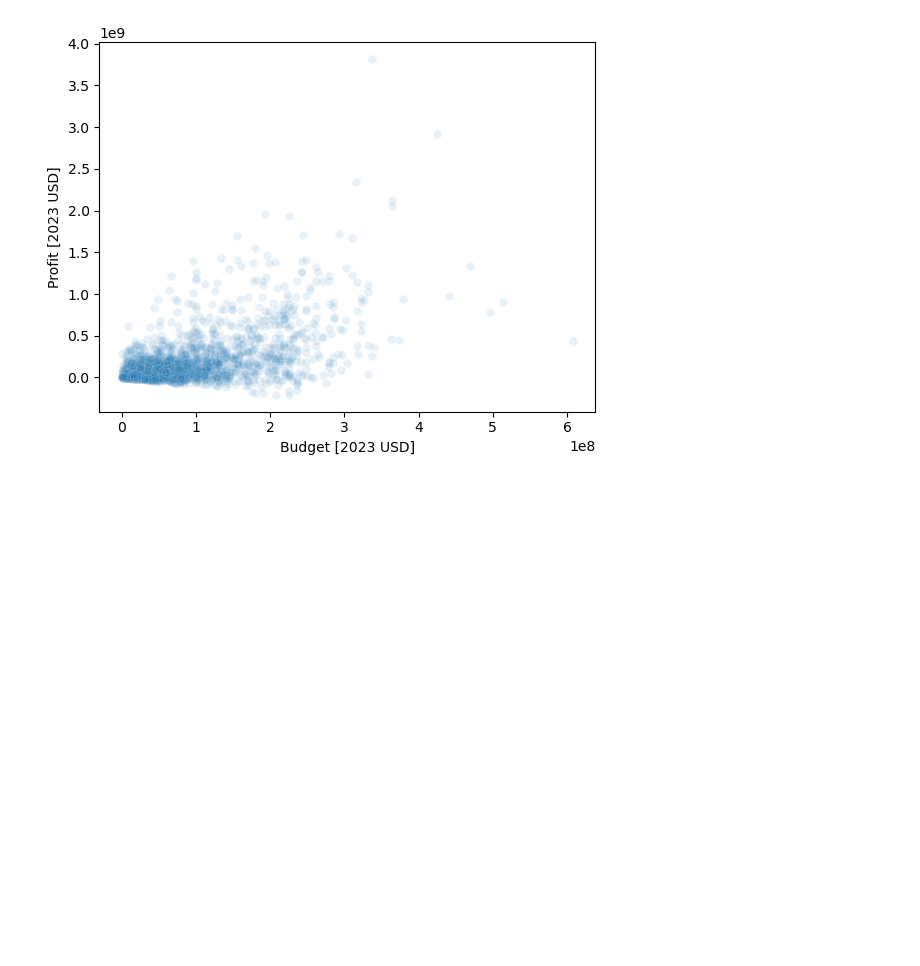
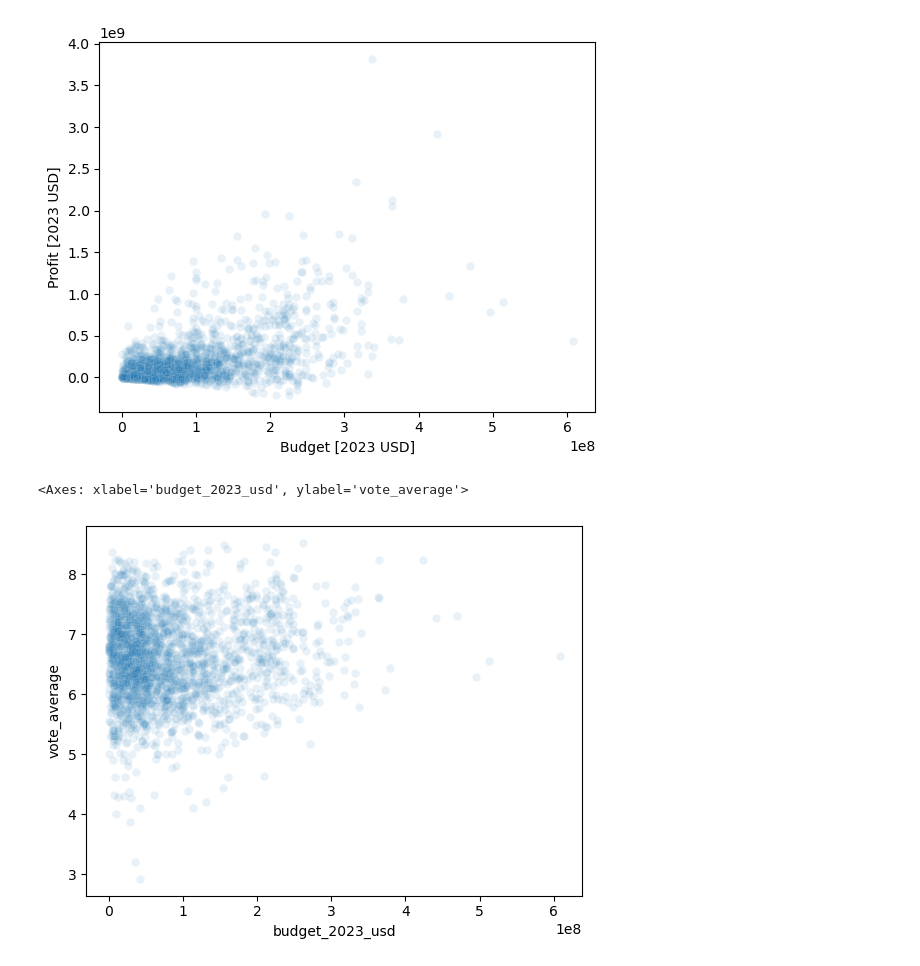
Before and after one commit to pbollhorn/bi-group-5-and-9, a Jupyter notebook: exam_project/pbtest.ipynb, the cells around one changed output. Cells and saved outputs as stored; diff of their text form; code cells hidden in the pictures; blank space fills up the shorter version.

```diff
--- a/exam_project/pbtest.ipynb
+++ b/exam_project/pbtest.ipynb
@@ -167,3 +167,8 @@ plt.xlabel("Budget [2023 USD]")
 plt.ylabel("Profit [2023 USD]");
 # %% [output]
 [figure]
+# %%
+sns.scatterplot(x=df_movies['budget_2023_usd'], y=df_movies['vote_average'], alpha=0.1)
+# %% [output]
+<Axes: xlabel='budget_2023_usd', ylabel='vote_average'>
+[figure, added]
```
Also changed, not shown: parts of 5 cells of this notebook.
